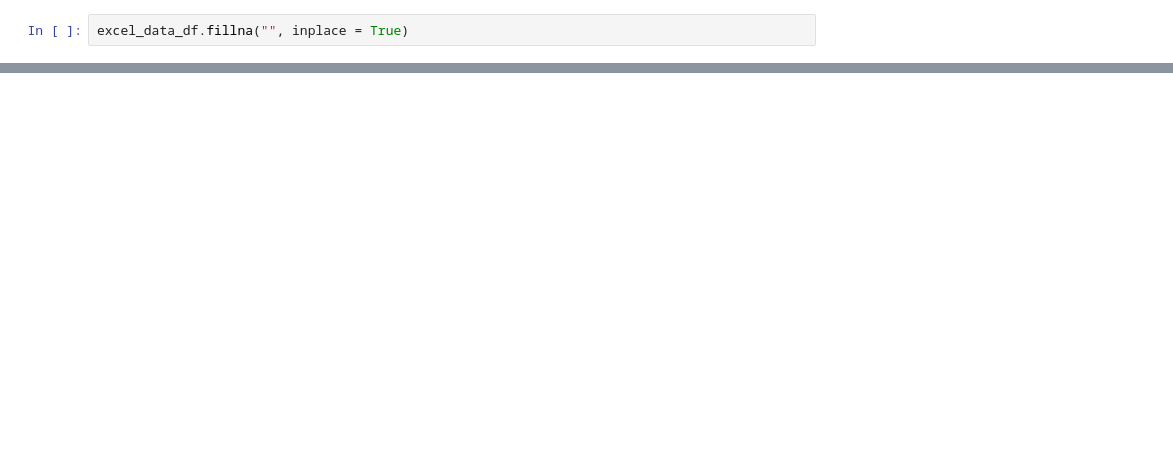
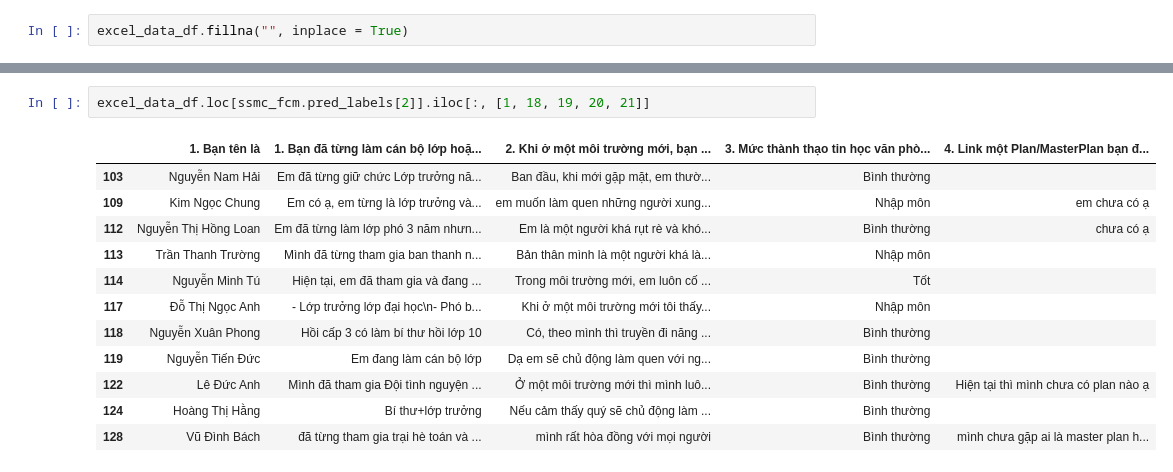
Before and after one commit to hoangtc125/algo-clustering-service, a Jupyter notebook: notebook/text_loading.ipynb, the cells around one changed output, grey strips where cells are left out. Saved outputs shown, nothing was run; the diff lists cells and outputs as text; blank space fills up the shorter version.

```diff
--- a/notebook/text_loading.ipynb
+++ b/notebook/text_loading.ipynb
@@ -80,0 +119,15 @@ for cluster in ssmc_fcm.pred_labels:
+# %%
+excel_data_df.loc[ssmc_fcm.pred_labels[2]].iloc[:, [1, 18, 19, 20, 21]]
+# %% [output]
+|  | 1. Bạn tên là | 1. Bạn đã từng làm cán bộ lớp hoặ... | 2. Khi ở một môi trường mới, bạn ... | 3. Mức thành thạo tin học văn phò... | 4. Link một Plan/MasterPlan bạn đ... |
+| 103 | Nguyễn Nam Hải | Em đã từng giữ chức Lớp trưởng nă... | Ban đầu, khi mới gặp mặt, em thườ... | Bình thường |  |
+| 109 | Kim Ngọc Chung | Em có ạ, em từng là lớp trưởng và... | em muốn làm quen những người xung... | Nhập môn | em chưa có ạ |
+| 112 | Nguyễn Thị Hồng Loan | Em đã từng làm lớp phó 3 năm nhưn... | Em là một người khá rụt rè và khó... | Bình thường | chưa có ạ |
+| 113 | Trần Thanh Trường | Mình đã từng tham gia ban thanh n... | Bản thân mình là một người khá là... | Nhập môn |  |
+| 114 | Nguyễn Minh Tú | Hiện tại, em đã tham gia và đang ... | Trong môi trường mới, em luôn cố ... | Tốt |  |
+| 117 | Đỗ Thị Ngọc Anh | - Lớp trưởng lớp đại học\n- Phó b... | Khi ở một môi trường mới tôi thấy... | Nhập môn |  |
+| 118 | Nguyễn Xuân Phong | Hồi cấp 3 có làm bí thư hồi lớp 10 | Có, theo mình thì truyền đi năng ... | Bình thường |  |
+| 119 | Nguyễn Tiến Đức | Em đang làm cán bộ lớp | Dạ em sẽ chủ động làm quen với ng... | Bình thường |  |
+| 122 | Lê Đức Anh | Mình đã tham gia Đội tình nguyện ... | Ở một môi trường mới thì mình luô... | Bình thường | Hiện tại thì mình chưa có plan nào ạ |
+| 124 | Hoàng Thị Hằng | Bí thư+lớp trưởng | Nếu cảm thấy quý sẽ chủ động làm ... | Bình thường |  |
+| 128 | Vũ Đình Bách | đã từng tham gia trại hè toán và ... | mình rất hòa đồng với mọi người | Bình thường | mình chưa gặp ai là master plan h... |
```
Also changed, not shown: parts of 12 cells of this notebook, 2 other files.
